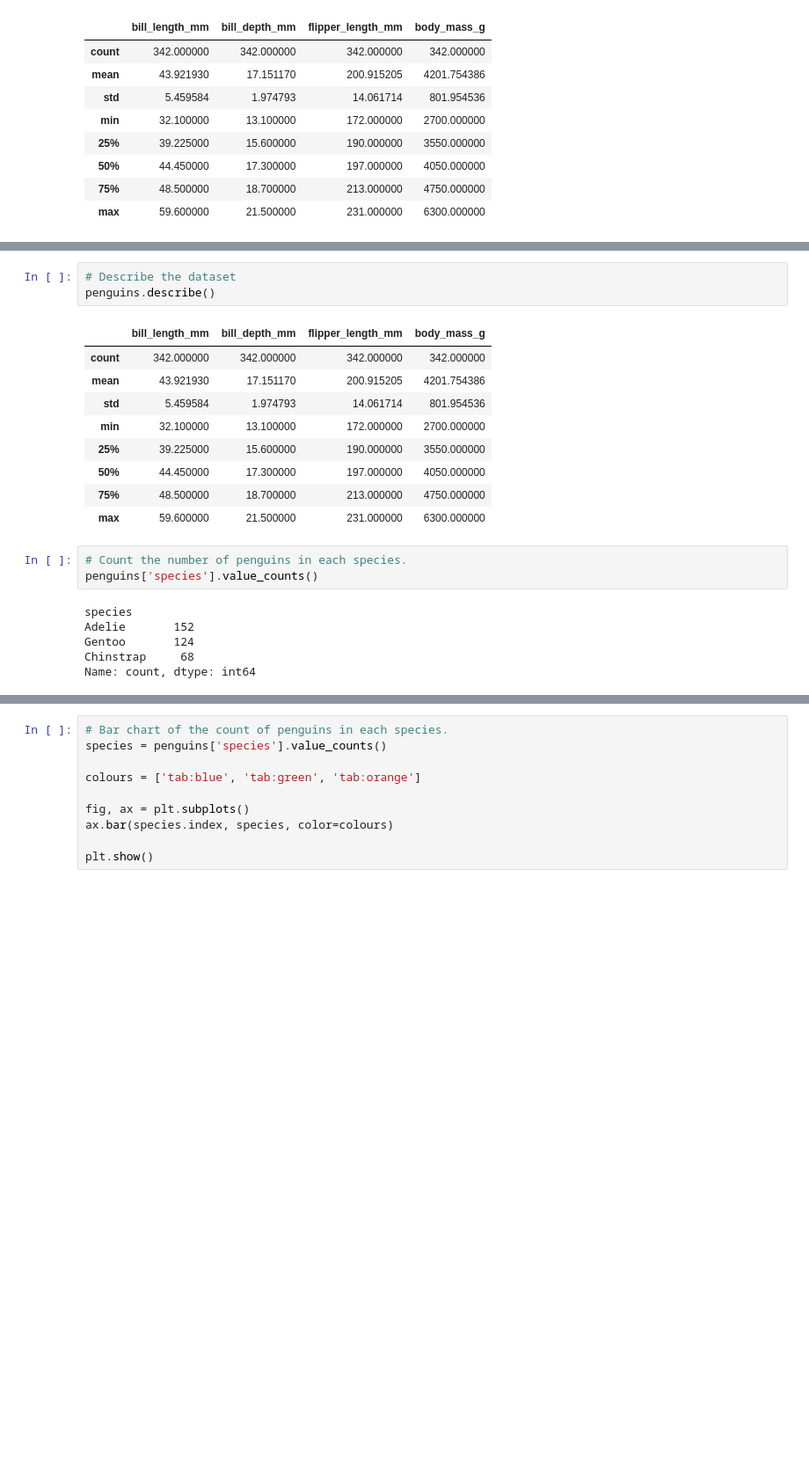
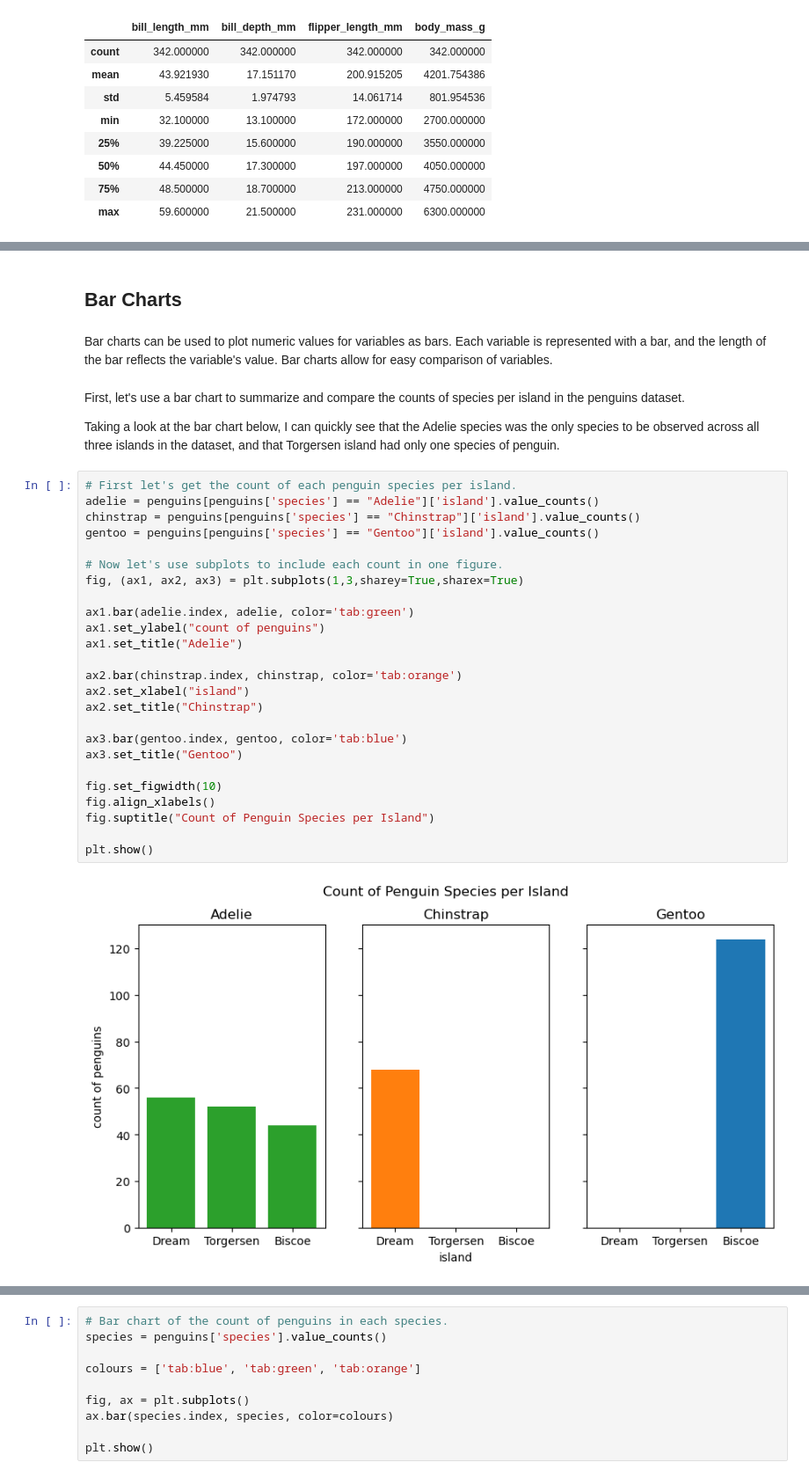
Before and after one commit to eoghanpw/pofda-mywork, a Jupyter notebook: penguins.ipynb, the cells around one changed output, grey strips where cells are left out. Shown: that part at 88% size. Cells and saved outputs as stored; diff of their text form; blank space fills up the shorter version.

Commit message:
bar chart updates

```diff
--- a/penguins.ipynb
+++ b/penguins.ipynb
@@ -151,22 +153,35 @@ The counts are stored as data type int64, which implies they are integers or who
-# %%
-# Describe the dataset
-penguins.describe()
-# %% [output]
-|  | bill_length_mm | bill_depth_mm | flipper_length_mm | body_mass_g |
-| count | 342.000000 | 342.000000 | 342.000000 | 342.000000 |
-| mean | 43.921930 | 17.151170 | 200.915205 | 4201.754386 |
-| std | 5.459584 | 1.974793 | 14.061714 | 801.954536 |
-| min | 32.100000 | 13.100000 | 172.000000 | 2700.000000 |
-| 25% | 39.225000 | 15.600000 | 190.000000 | 3550.000000 |
-| 50% | 44.450000 | 17.300000 | 197.000000 | 4050.000000 |
-| 75% | 48.500000 | 18.700000 | 213.000000 | 4750.000000 |
-| max | 59.600000 | 21.500000 | 231.000000 | 6300.000000 |
-# %%
-# Count the number of penguins in each species.
-penguins['species'].value_counts()
-# %% [output]
-species
-Adelie       152
-Gentoo       124
-Chinstrap     68
-Name: count, dtype: int64
+# %% [markdown]
+## Bar Charts
+# %% [markdown]
+Bar charts can be used to plot numeric values for variables as bars. Each variable is represented with a bar, and the length of the bar reflects the variable's value. Bar charts allow for easy comparison of variables.
+# %% [markdown]
+First, let's use a bar chart to summarize and compare the counts of species per island in the penguins dataset.
+
+Taking a look at the bar chart below, I can quickly see that the Adelie species was the only species to be observed across all three islands in the dataset, and that Torgersen island had only one species of penguin.
+# %%
+# First let's get the count of each penguin species per island.
+adelie = penguins[penguins['species'] == "Adelie"]['island'].value_counts()
+chinstrap = penguins[penguins['species'] == "Chinstrap"]['island'].value_counts()
+gentoo = penguins[penguins['species'] == "Gentoo"]['island'].value_counts()
+
+# Now let's use subplots to include each count in one figure.
+fig, (ax1, ax2, ax3) = plt.subplots(1,3,sharey=True,sharex=True)
+
+ax1.bar(adelie.index, adelie, color='tab:green')
+ax1.set_ylabel("count of penguins")
+ax1.set_title("Adelie")
+
+ax2.bar(chinstrap.index, chinstrap, color='tab:orange')
+ax2.set_xlabel("island")
+ax2.set_title("Chinstrap")
+
+ax3.bar(gentoo.index, gentoo, color='tab:blue')
+ax3.set_title("Gentoo")
+
+fig.set_figwidth(10)
+fig.align_xlabels()
+fig.suptitle("Count of Penguin Species per Island")
+
+plt.show()
+# %% [output]
+[figure, added]
```
Also changed, not shown: parts of 12 cells of this notebook.
